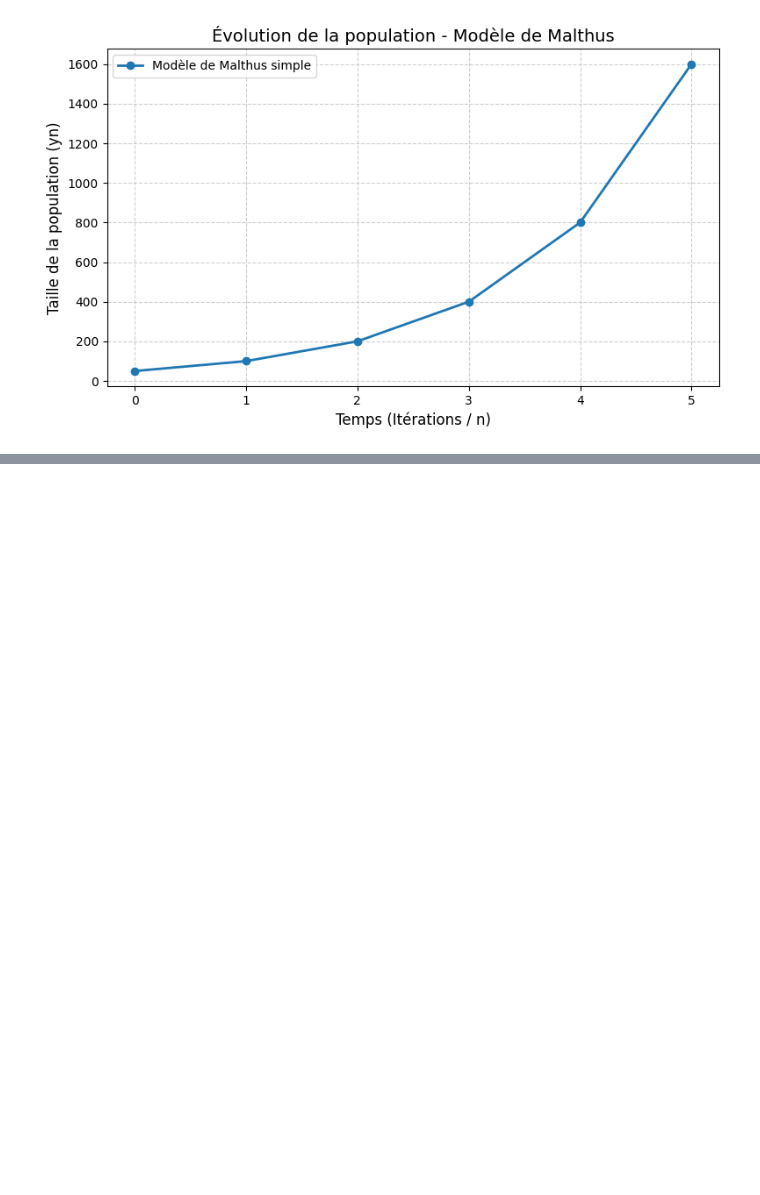
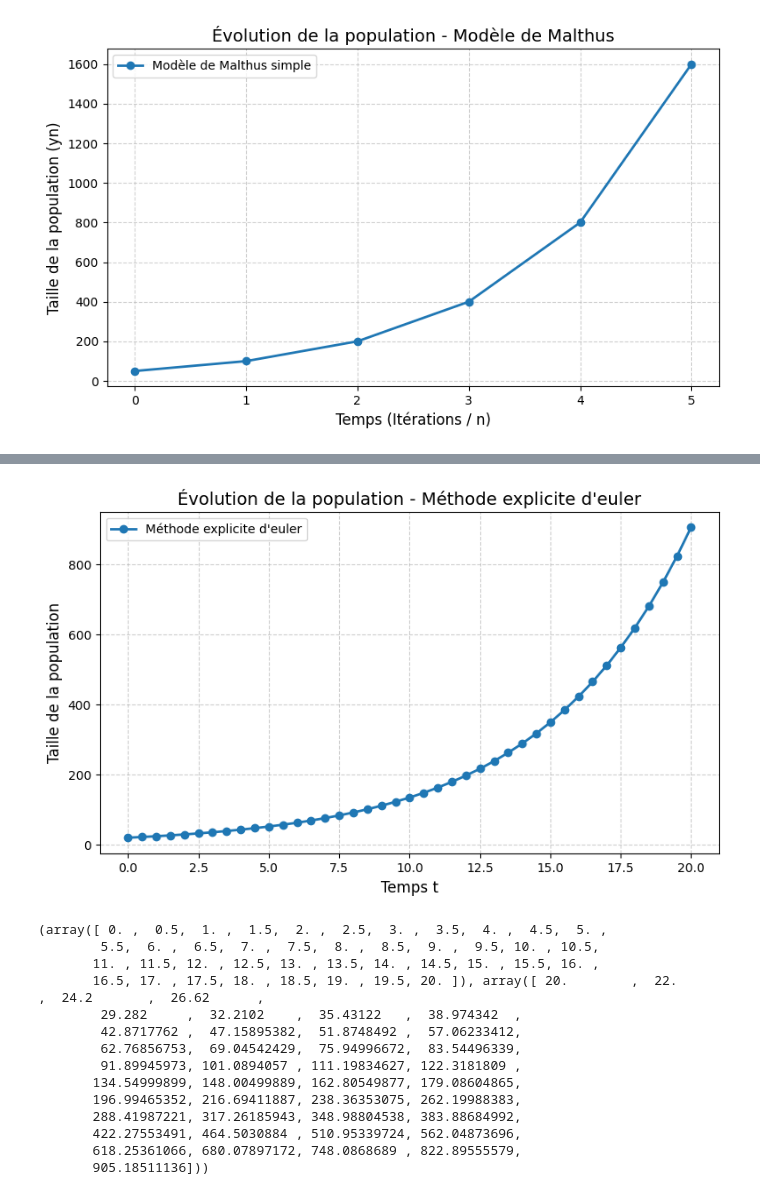
Before and after one commit to ATHERLY-Evan-24012805/Modelisation_dynamique_population, a Jupyter notebook: research.ipynb, the cells around one changed output, grey strips where cells are left out. Drawn from its saved outputs; the diff is of its cells as text; code cells hidden in the pictures; blank space fills up the shorter version.

```diff
--- a/research.ipynb
+++ b/research.ipynb
@@ -50,0 +77,50 @@ plt.show()
+# %%
+def f(y, a):
+    return y * a
+
+def explicit_euler_method(y0, t0, h, t_max, a):
+    t_values = np.arange(t0, t_max + h, h)
+    y_values = np.zeros(len(t_values))
+    y_values[0] = y0
+
+    for i in range(len(t_values) - 1):
+        y_values[i + 1] = y_values[i] + h * f(y_values[i], a)
+
+    return t_values, y_values
+# %%
+y00 = 20
+t0 = 0
+h = 0.5
+t_max = 20
+a = 0.2
+
+temps2 = explicit_euler_method(y00,t0,h,t_max,a)[0]
+population2 = explicit_euler_method(y00,t0,h,t_max,a)[1]
+plt.figure(figsize=(9, 5))
+plt.plot(temps2, population2, marker='o', color='tab:blue', linestyle='-', linewidth=2, label=f"Méthode explicite d'euler")
+
+plt.title("Évolution de la population - Méthode explicite d'euler", fontsize=14)
+plt.xlabel("Temps t", fontsize=12)
+plt.ylabel("Taille de la population", fontsize=12)
+plt.grid(True, linestyle='--', alpha=0.6)
+plt.legend()
+
+plt.show()
+
+print(explicit_euler_method(y00,t0,h,t_max,a))
+# %% [output]
+[figure, added]
+(array([ 0. ,  0.5,  1. ,  1.5,  2. ,  2.5,  3. ,  3.5,  4. ,  4.5,  5. ,
+        5.5,  6. ,  6.5,  7. ,  7.5,  8. ,  8.5,  9. ,  9.5, 10. , 10.5,
+       11. , 11.5, 12. , 12.5, 13. , 13.5, 14. , 14.5, 15. , 15.5, 16. ,
+       16.5, 17. , 17.5, 18. , 18.5, 19. , 19.5, 20. ]), array([ 20.        ,  22.        ,  24.2       ,  26.62      ,
+        29.282     ,  32.2102    ,  35.43122   ,  38.974342  ,
+        42.8717762 ,  47.15895382,  51.8748492 ,  57.06233412,
+        62.76856753,  69.04542429,  75.94996672,  83.54496339,
+        91.89945973, 101.0894057 , 111.19834627, 122.3181809 ,
+       134.54999899, 148.00499889, 162.80549877, 179.08604865,
+       196.99465352, 216.69411887, 238.36353075, 262.19988383,
+       288.41987221, 317.26185943, 348.98804538, 383.88684992,
+       422.27553491, 464.5030884 , 510.95339724, 562.04873696,
+       618.25361066, 680.07897172, 748.0868689 , 822.89555579,
+       905.18511136]))
```
Also changed, not shown: parts of 8 cells of this notebook.
